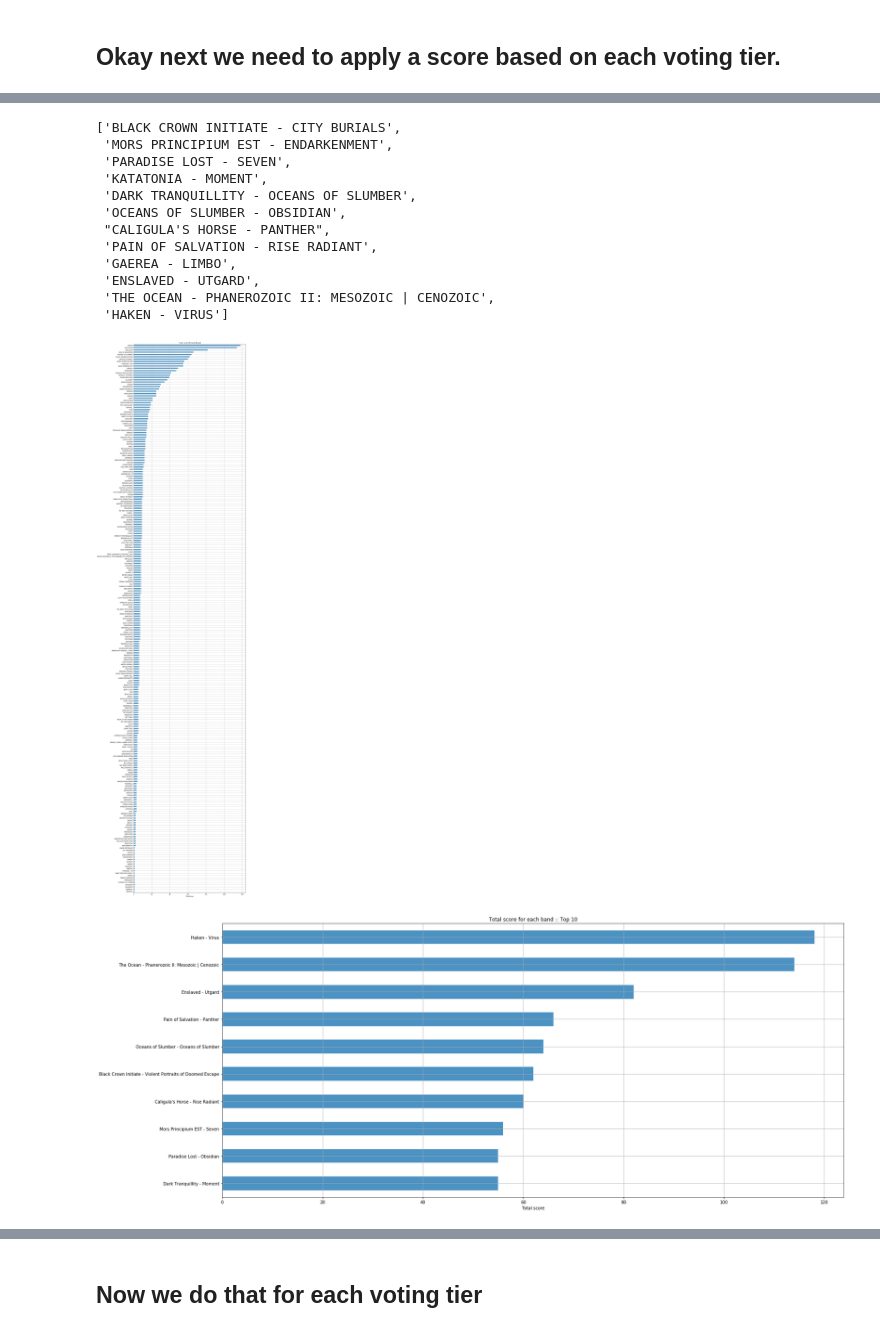
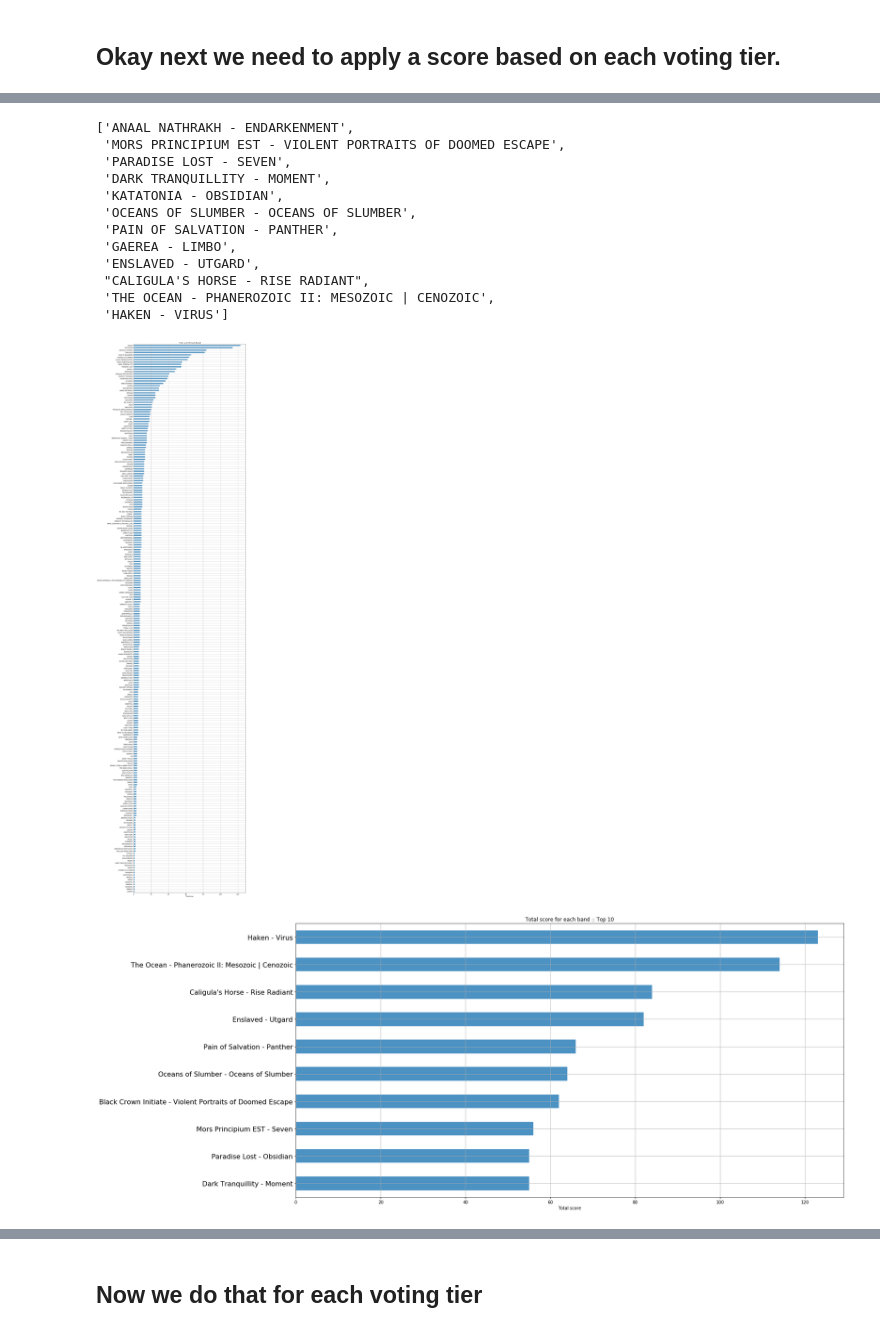
Before and after one commit to marrabld/Neo2019, a Jupyter notebook: data/2020count.ipynb, the cells around one changed output, grey strips where cells are left out. Saved outputs shown, nothing was run; the diff lists cells and outputs as text; code cells hidden in the pictures.

```diff
--- a/data/2020count.ipynb
+++ b/data/2020count.ipynb
@@ -25,7 +25,7 @@ import numpy as np
 ## Read in the data file and preview the first few rows
 # %%
 #votes = pd.read_excel('Test Results.xlsx')
-votes = pd.read_excel('Ne Obliviscaris - Patreon Exclusive Top 10 Albums of 2020 (Responses).xlsx')
+votes = pd.read_excel('Final-Ne Obliviscaris - Patreon Exclusive Top 10 Albums of 2020 (Responses).xlsx')
 #votes = pd.read_excel('Persefone - Patreon Exclusive Top 10 (Responses).xlsx')
 
 votes.head()
@@ -227,16 +244,16 @@ for ii in range(-12, 0):
     #print(bname.index[ii] + ' - ' + aname.index[ii])
 label
 # %% [output]
-['BLACK CROWN INITIATE - CITY BURIALS',
- 'MORS PRINCIPIUM EST - ENDARKENMENT',
+['ANAAL NATHRAKH - ENDARKENMENT',
+ 'MORS PRINCIPIUM EST - VIOLENT PORTRAITS OF DOOMED ESCAPE',
  'PARADISE LOST - SEVEN',
- 'KATATONIA - MOMENT',
- 'DARK TRANQUILLITY - OCEANS OF SLUMBER',
- 'OCEANS OF SLUMBER - OBSIDIAN',
- "CALIGULA'S HORSE - PANTHER",
- 'PAIN OF SALVATION - RISE RADIANT',
+ 'DARK TRANQUILLITY - MOMENT',
+ 'KATATONIA - OBSIDIAN',
+ 'OCEANS OF SLUMBER - OCEANS OF SLUMBER',
+ 'PAIN OF SALVATION - PANTHER',
  'GAEREA - LIMBO',
  'ENSLAVED - UTGARD',
+ "CALIGULA'S HORSE - RISE RADIANT",
  'THE OCEAN - PHANEROZOIC II: MESOZOIC | CENOZOIC',
  'HAKEN - VIRUS']
 # %%
@@ -269,26 +286,26 @@ pylab.grid()
 pylab.tight_layout()
 pylab.savefig('2020Total.png')
 # %% [output]
-[figure, old version]
+[figure, new version]
 # %%
 pylab.figure(figsize=(25,10))
 
 
 total_score = pd_score.sum(axis=1)
 #total_score.sort()
 total_score.sort_values(ascending=True)[-10:].plot('barh', alpha=0.8)
 
-pylab.title('Total score for each band :: Top 10')
+pylab.title('Total score for each band :: Top 10', fontsize=12)
 pylab.xlabel('Total score')
 ax = pylab.gca()
 label_top10.reverse()
-ax.set_yticklabels(label_top10)
+ax.set_yticklabels(label_top10, fontsize=16)
 pylab.grid()
 
 pylab.tight_layout()
 pylab.savefig('2020Top10.png')
 # %% [output]
-[figure, old version]
+[figure, new version]
 # %%
 label_top10.reverse()
 # %%
```
Also changed, not shown: parts of 17 cells of this notebook, 17 other files.
